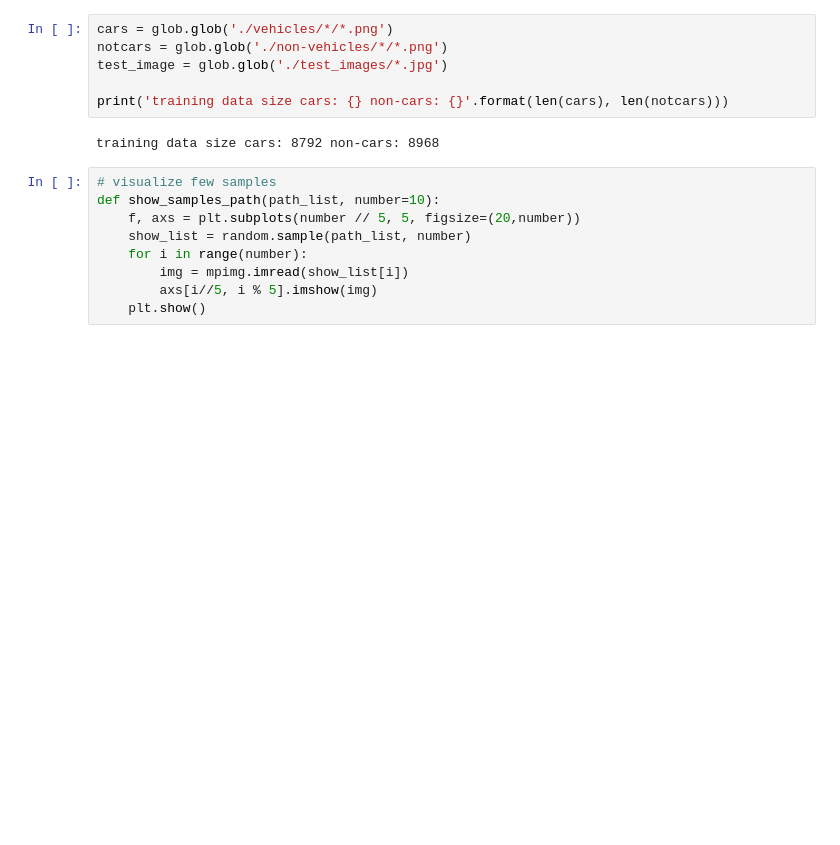
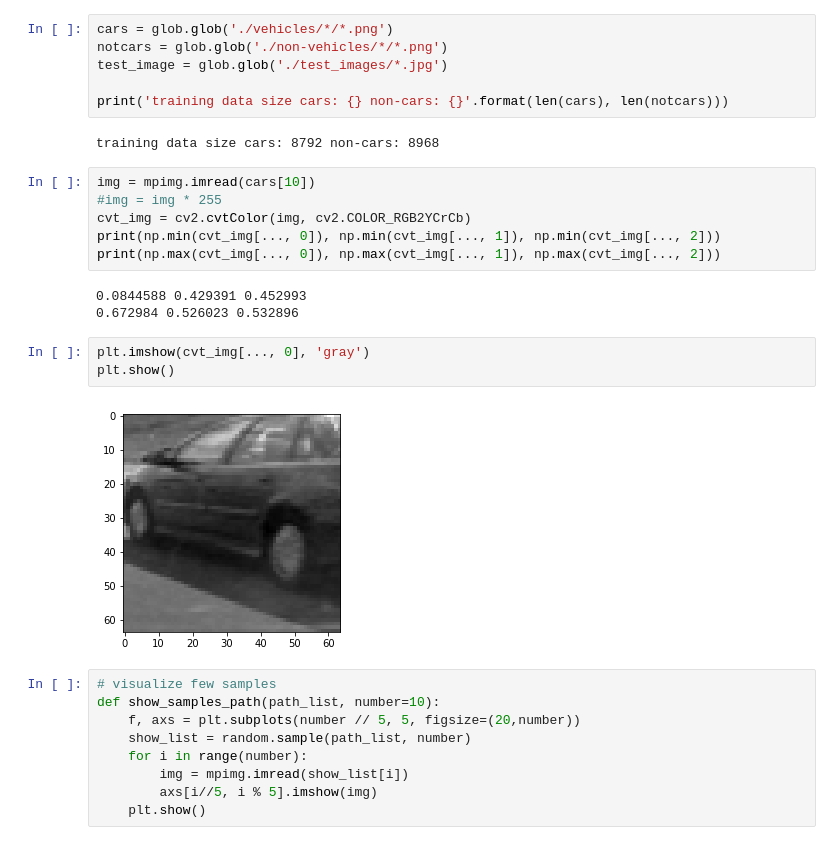
Before and after one commit to trivus/CarND-Vehicle-Detection, a Jupyter notebook: Vehicle_detection.ipynb, the cells around one changed output. Cells and saved outputs as stored; diff of their text form; blank space fills up the shorter version.

```diff
--- a/Vehicle_detection.ipynb
+++ b/Vehicle_detection.ipynb
@@ -27,6 +27,20 @@ test_image = glob.glob('./test_images/*.jpg')
 print('training data size cars: {} non-cars: {}'.format(len(cars), len(notcars)))
 # %% [output]
 training data size cars: 8792 non-cars: 8968
+# %%
+img = mpimg.imread(cars[10])
+#img = img * 255
+cvt_img = cv2.cvtColor(img, cv2.COLOR_RGB2YCrCb)
+print(np.min(cvt_img[..., 0]), np.min(cvt_img[..., 1]), np.min(cvt_img[..., 2]))
+print(np.max(cvt_img[..., 0]), np.max(cvt_img[..., 1]), np.max(cvt_img[..., 2]))
+# %% [output]
+0.0844588 0.429391 0.452993
+0.672984 0.526023 0.532896
+# %%
+plt.imshow(cvt_img[..., 0], 'gray')
+plt.show()
+# %% [output]
+[figure, added]
 # %%
 # visualize few samples
 def show_samples_path(path_list, number=10):
```
Also changed, not shown: parts of 15 cells of this notebook, 2 other files.
